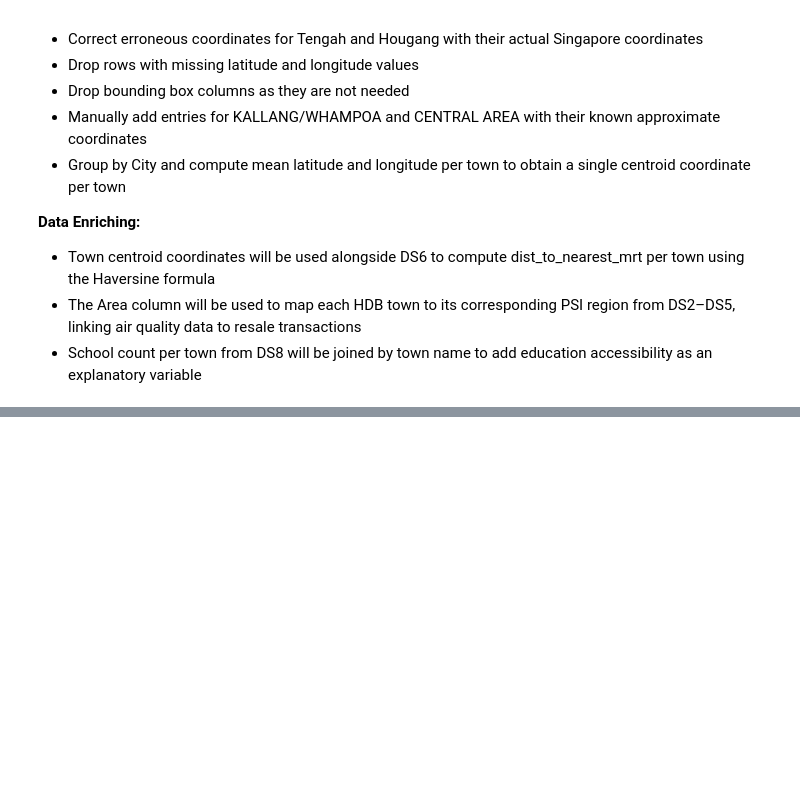
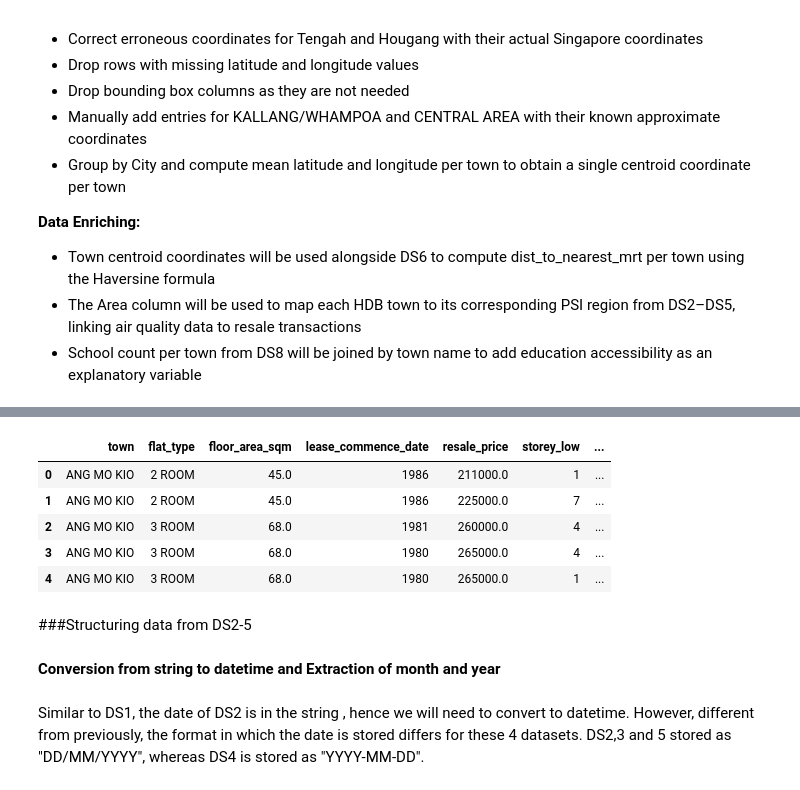
Before and after one commit to ngzhiwei517/HDB-Resale-Price-Analysis-project, a Jupyter notebook: SC3021_Group_4.ipynb, the cells around one changed output, grey strips where cells are left out. Cells and saved outputs as stored; diff of their text form; code cells hidden in the pictures; blank space fills up the shorter version.

```diff
--- a/SC3021_Group_4.ipynb
+++ b/SC3021_Group_4.ipynb
@@ -1136,0 +1158,8 @@ For each individual operation (task), briefly describe what it does using terms
+# %%
+# Convert 'month' from string to datetime, then extract year and month as separate columns
+# This allows us to filter by year and use month as a numeric feature in regression
+resale['month'] = pd.to_datetime(resale['month'], format='%Y-%m')
+resale['year'] = resale['month'].dt.year
+resale['month_num'] = resale['month'].dt.month
+
+resale[['month', 'year', 'month_num']].head()
@@ -1136,0 +1177,6 @@ For each individual operation (task), briefly describe what it does using terms
+# %%
+# Keep only transactions from 2021 to 2024, dropping earlier records
+resale = resale[resale['year'].between(2021, 2024)].reset_index(drop=True)
+
+# Verify only the expected years remain
+resale['year'].unique()
@@ -1136,0 +1189,7 @@ For each individual operation (task), briefly describe what it does using terms
+# %%
+# Extract the lower bound of the storey range as an integer
+# e.g. "10 TO 12" → 10
+resale['storey_low'] = resale['storey_range'].str.split(' TO ').str[0].astype(int)
+
+# Verify
+resale[['storey_range', 'storey_low']].head()
@@ -1136,0 +1205,7 @@ For each individual operation (task), briefly describe what it does using terms
+# %%
+# Extract the number of remaining lease years as an integer
+# e.g. "61 years 04 months" → 61
+resale['remaining_lease_years'] = resale['remaining_lease'].str.extract(r'(\d+)\s+year').astype(int)
+
+# Verify
+resale[['remaining_lease', 'remaining_lease_years']].head()
@@ -1136,0 +1234,25 @@ For each individual operation (task), briefly describe what it does using terms
+# %%
+# Drop columns that are no longer needed after extraction or are irrelevant to regression
+resale = resale.drop(columns=[
+    'month',
+    'block',
+    'street_name',
+    'flat_model',
+    'remaining_lease',
+    'storey_range'
+])
+
+resale.head()
+# %% [output]
+|  | town | flat_type | floor_area_sqm | lease_commence_date | resale_price | storey_low | ... |
+| 0 | ANG MO KIO | 2 ROOM | 45.0 | 1986 | 211000.0 | 1 | ... |
+| 1 | ANG MO KIO | 2 ROOM | 45.0 | 1986 | 225000.0 | 7 | ... |
+| 2 | ANG MO KIO | 3 ROOM | 68.0 | 1981 | 260000.0 | 4 | ... |
+| 3 | ANG MO KIO | 3 ROOM | 68.0 | 1980 | 265000.0 | 4 | ... |
+| 4 | ANG MO KIO | 3 ROOM | 68.0 | 1980 | 265000.0 | 1 | ... |
+# %% [markdown]
+###Structuring data from DS2-5
+# %% [markdown]
+**Conversion from string to datetime and Extraction of month and year**
+# %% [markdown]
+Similar to DS1, the date of DS2 is in the string , hence we will need to convert to datetime. However, different from previously, the format in which the date is stored differs for these 4 datasets. DS2,3 and 5 stored as "DD/MM/YYYY", whereas DS4 is stored as "YYYY-MM-DD".
```
Also changed, not shown: parts of 219 cells of this notebook.
